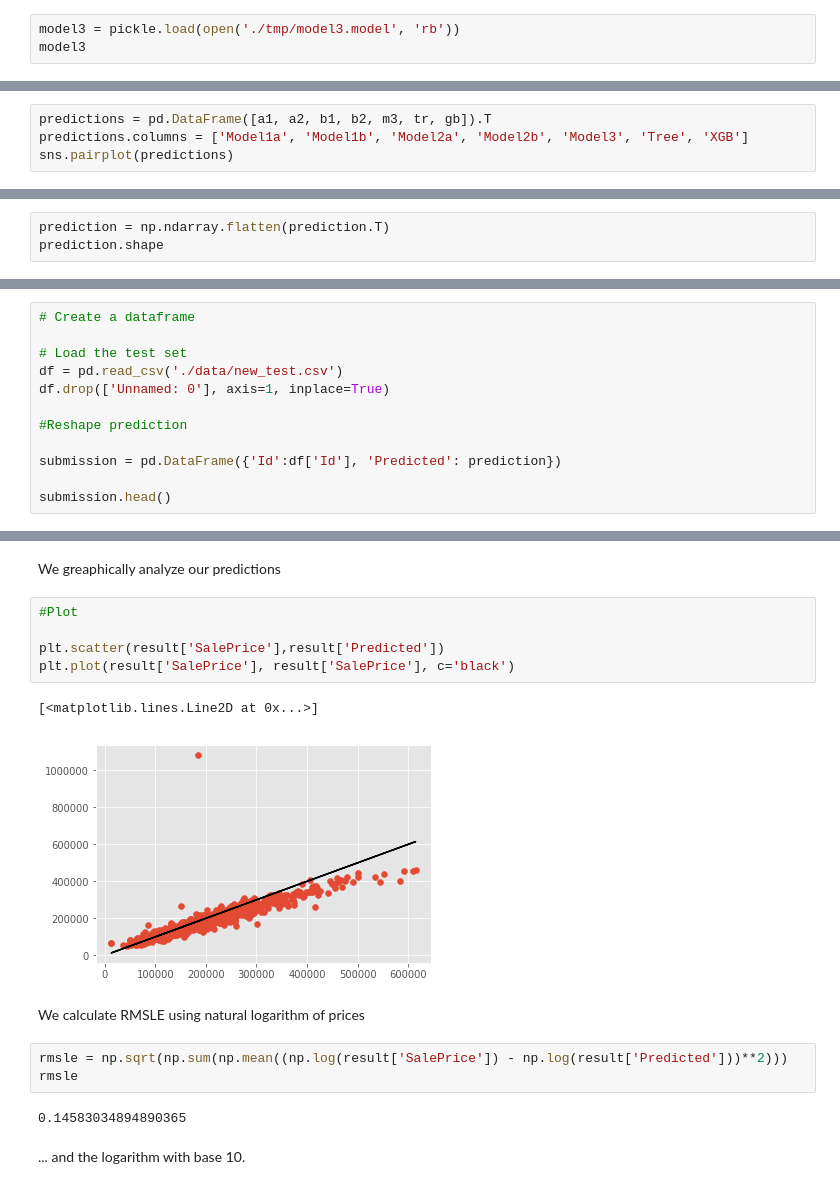
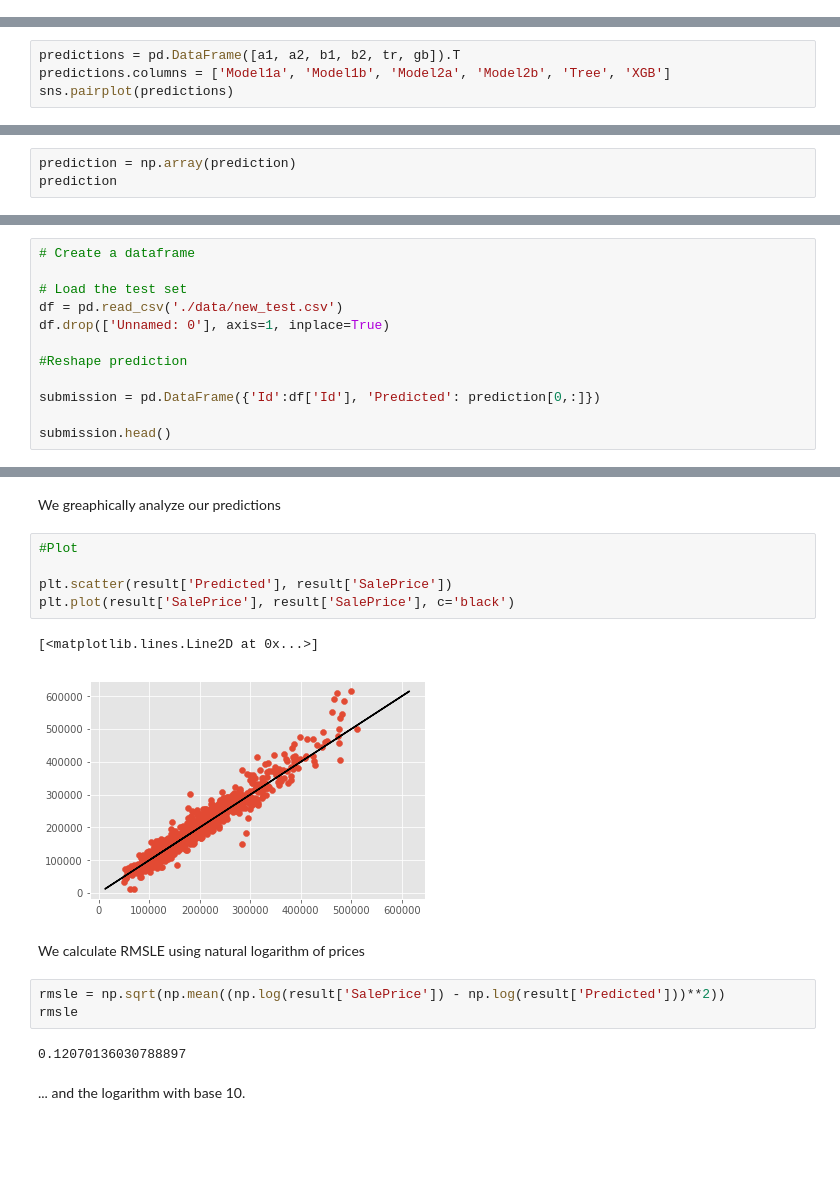
Before and after one commit to MikeStukalo/Ames, a Jupyter notebook: Stack_Test.ipynb, the cells around one changed output, grey strips where cells are left out. Drawn from its saved outputs; the diff is of its cells as text; blank space fills up the shorter version.

```diff
--- a/Stack_Test.ipynb
+++ b/Stack_Test.ipynb
@@ -159,3 +132,0 @@ array([0.50900831, 0.79470449, 0.93168189, 0.96624594, 0.99612144,
-# %%
-model3 = pickle.load(open('./tmp/model3.model', 'rb'))
-model3
@@ -204,8 +169,8 @@ gb.shape
 # %% [markdown]
 Let's comnine all predictions
 # %%
-predictions = pd.DataFrame([a1, a2, b1, b2, m3, tr, gb]).T
-predictions.columns = ['Model1a', 'Model1b', 'Model2a', 'Model2b', 'Model3', 'Tree', 'XGB']
+predictions = pd.DataFrame([a1, a2, b1, b2, tr, gb]).T
+predictions.columns = ['Model1a', 'Model1b', 'Model2a', 'Model2b', 'Tree', 'XGB']
 sns.pairplot(predictions)
 # %% [output]
 <seaborn.axisgrid.PairGrid at 0x...>
@@ -234,4 +215,4 @@ prediction.shape
 # %%
-prediction = np.ndarray.flatten(prediction.T)
-prediction.shape
+prediction = np.array(prediction)
+prediction
 # %% [output]
@@ -245,7 +227,7 @@ df.drop(['Unnamed: 0'], axis=1, inplace=True)
 
 #Reshape prediction
 
-submission = pd.DataFrame({'Id':df['Id'], 'Predicted': prediction})
+submission = pd.DataFrame({'Id':df['Id'], 'Predicted': prediction[0,:]})
 
 submission.head()
 # %% [output]
@@ -287,18 +269,18 @@ We greaphically analyze our predictions
 # %%
 #Plot
 
-plt.scatter(result['SalePrice'],result['Predicted'])
+plt.scatter(result['Predicted'], result['SalePrice'])
 plt.plot(result['SalePrice'], result['SalePrice'], c='black')
 # %% [output]
 [<matplotlib.lines.Line2D at 0x...>]
-[figure, old version]
+[figure, new version]
 # %% [markdown]
 We calculate RMSLE using natural logarithm of prices
 # %%
-rmsle = np.sqrt(np.sum(np.mean((np.log(result['SalePrice']) - np.log(result['Predicted']))**2)))
+rmsle = np.sqrt(np.mean((np.log(result['SalePrice']) - np.log(result['Predicted']))**2))
 rmsle
 # %% [output]
-0.14583034894890365
+0.12070136030788897
 # %% [markdown]
 ... and the logarithm with base 10.
 # %%
```
Also changed, not shown: parts of 26 cells of this notebook, 6 other files.
